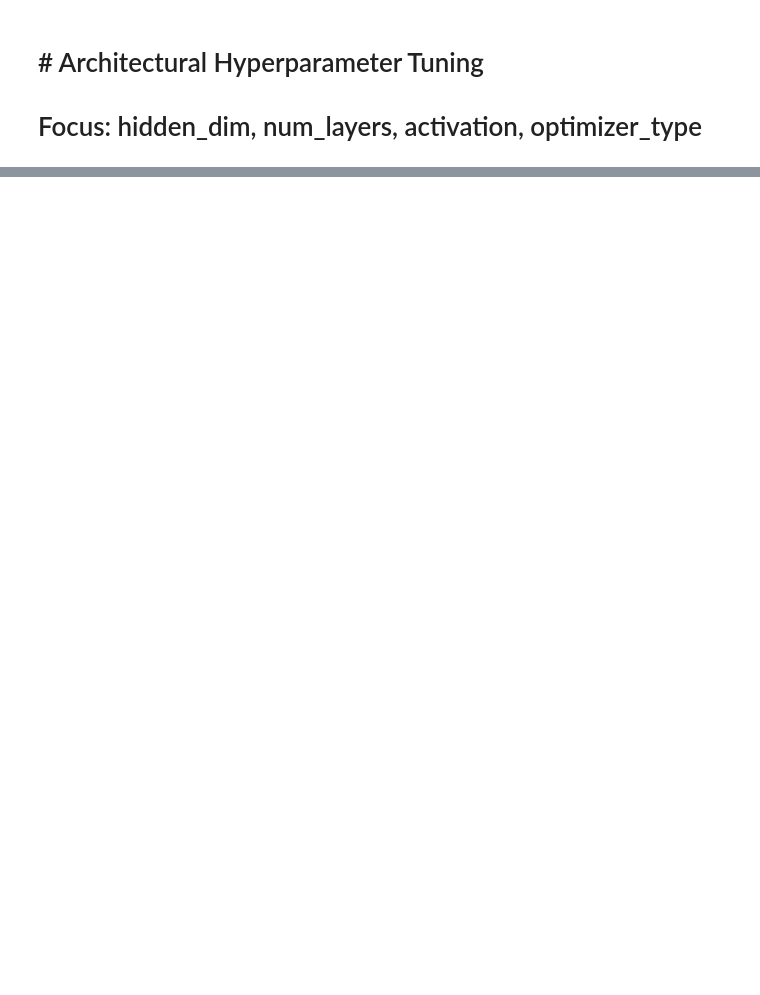
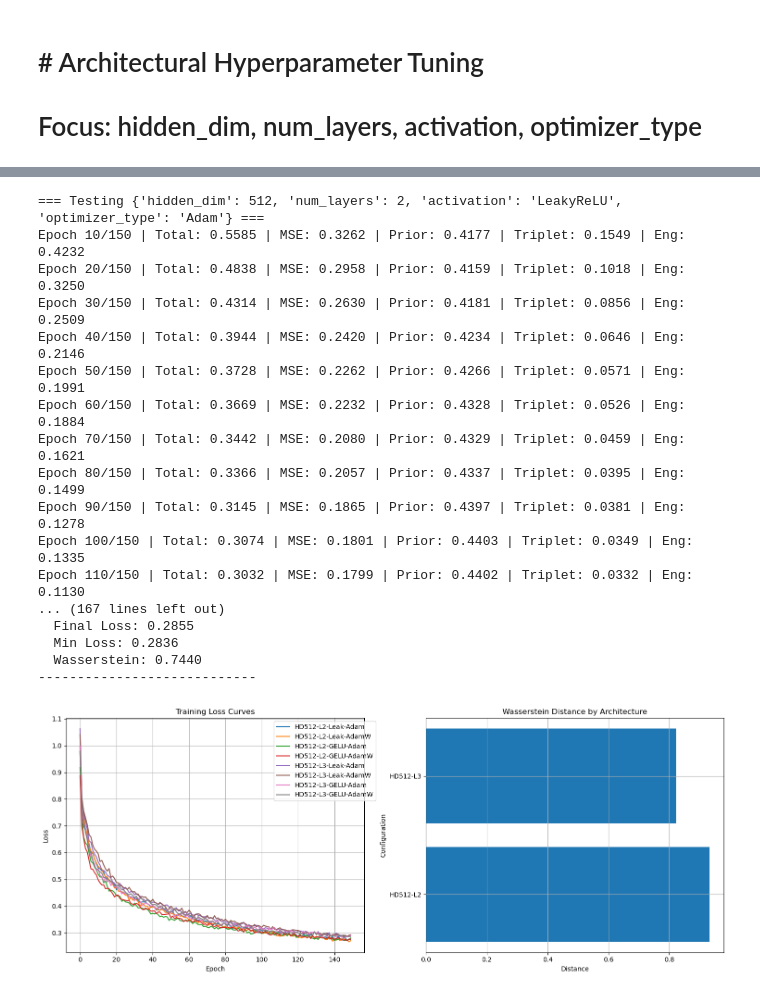
Before and after one commit to RaghuRamSatt/FraudFusion, a Jupyter notebook: Fraud_Diffusion_Model_Development_Baseline_improved_architecture_testing.ipynb, the cells around one changed output, grey strips where cells are left out. Drawn from its saved outputs; the diff is of its cells as text; code cells hidden in the pictures; blank space fills up the shorter version.

```diff
--- a/Fraud_Diffusion_Model_Development_Baseline_improved_architecture_testing.ipynb
+++ b/Fraud_Diffusion_Model_Development_Baseline_improved_architecture_testing.ipynb
@@ -285,0 +287,53 @@ Epoch 110/150 | Total: 0.3033 | MSE: 0.1806 | Prior: 0.4387 | Triplet: 0.0322 |
+# %%
+#############################################
+# Step 6: Run Architectural Search
+#############################################
+arch_search_space_1 = {
+    'hidden_dim': [512],
+    'num_layers': [2, 3],
+    'activation': ['LeakyReLU', 'GELU'],
+    'optimizer_type': ['Adam', 'AdamW']
+}
+
+results1 = []
+for config in [dict(zip(arch_search_space_1.keys(), vals))
+              for vals in product(*arch_search_space_1.values())]:
+
+    print(f"\n=== Testing {config} ===")
+    model, loss_components = train_arch_config(config)
+    ws_dist = evaluate_model(model)
+
+    results1.append({
+        **config,
+        'wasserstein': ws_dist,
+        'loss_components': loss_components,
+        'final_loss': loss_components['total'][-1],
+        'min_loss': min(loss_components['total'])
+    })
+
+    print(f"\nResults for {config}:")
+    print(f"  Final Loss: {loss_components['total'][-1]:.4f}")
+    print(f"  Min Loss: {min(loss_components['total']):.4f}")
+    print(f"  Wasserstein: {ws_dist:.4f}")
+    print("----------------------------")
+
+plot_results(results1)
+# %% [output]
+=== Testing {'hidden_dim': 512, 'num_layers': 2, 'activation': 'LeakyReLU', 'optimizer_type': 'Adam'} ===
+Epoch 10/150 | Total: 0.5585 | MSE: 0.3262 | Prior: 0.4177 | Triplet: 0.1549 | Eng: 0.4232
+Epoch 20/150 | Total: 0.4838 | MSE: 0.2958 | Prior: 0.4159 | Triplet: 0.1018 | Eng: 0.3250
+Epoch 30/150 | Total: 0.4314 | MSE: 0.2630 | Prior: 0.4181 | Triplet: 0.0856 | Eng: 0.2509
+Epoch 40/150 | Total: 0.3944 | MSE: 0.2420 | Prior: 0.4234 | Triplet: 0.0646 | Eng: 0.2146
+Epoch 50/150 | Total: 0.3728 | MSE: 0.2262 | Prior: 0.4266 | Triplet: 0.0571 | Eng: 0.1991
+Epoch 60/150 | Total: 0.3669 | MSE: 0.2232 | Prior: 0.4328 | Triplet: 0.0526 | Eng: 0.1884
+Epoch 70/150 | Total: 0.3442 | MSE: 0.2080 | Prior: 0.4329 | Triplet: 0.0459 | Eng: 0.1621
+Epoch 80/150 | Total: 0.3366 | MSE: 0.2057 | Prior: 0.4337 | Triplet: 0.0395 | Eng: 0.1499
+Epoch 90/150 | Total: 0.3145 | MSE: 0.1865 | Prior: 0.4397 | Triplet: 0.0381 | Eng: 0.1278
+Epoch 100/150 | Total: 0.3074 | MSE: 0.1801 | Prior: 0.4403 | Triplet: 0.0349 | Eng: 0.1335
+Epoch 110/150 | Total: 0.3032 | MSE: 0.1799 | Prior: 0.4402 | Triplet: 0.0332 | Eng: 0.1130
+... (167 lines left out)
+  Final Loss: 0.2855
+  Min Loss: 0.2836
+  Wasserstein: 0.7440
+----------------------------
+[figure, added]
```
Also changed, not shown: parts of 1 cell of this notebook, 20 other files.
